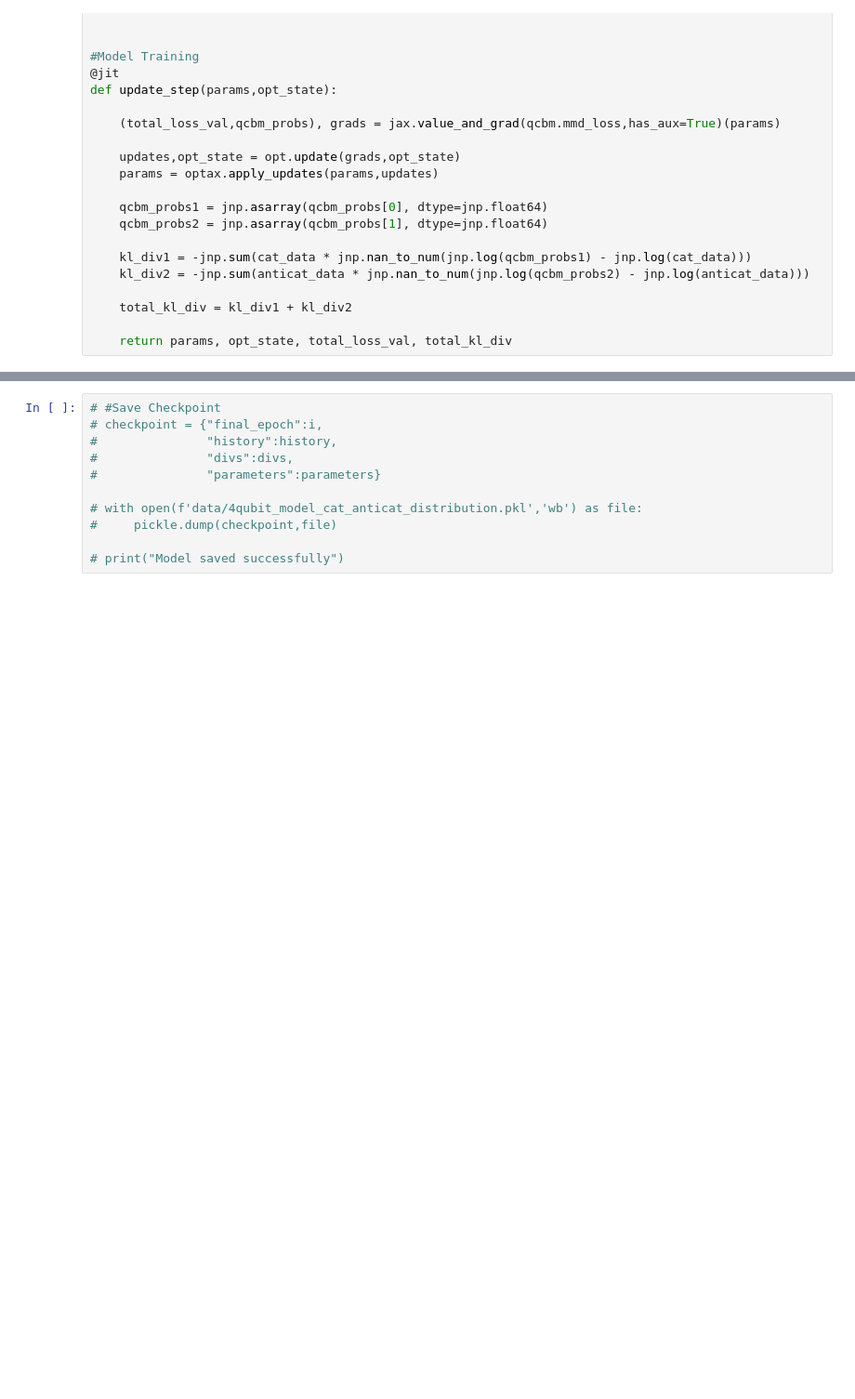
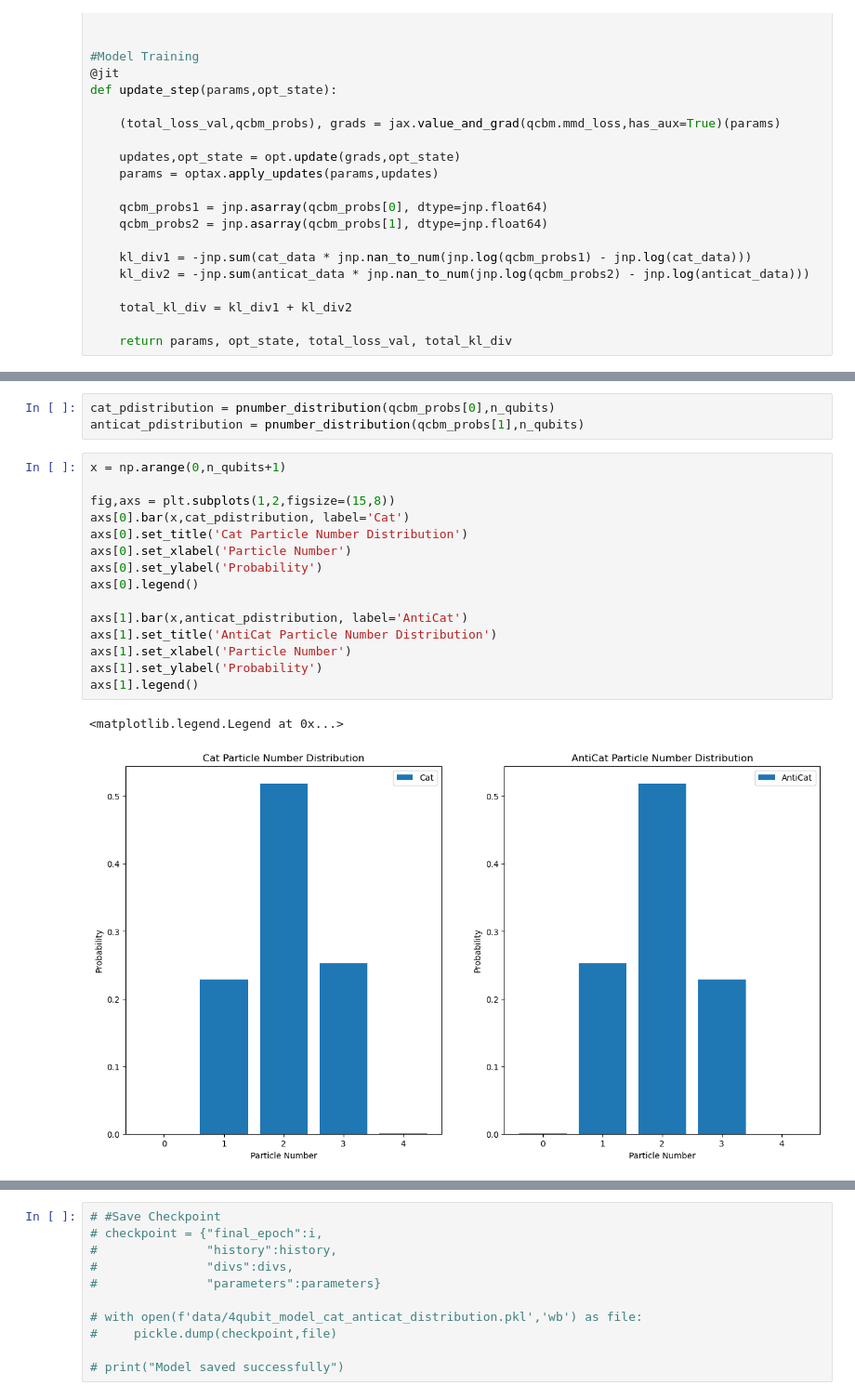
Before and after one commit to Ak-ash22/qcbm_hiwi, a Jupyter notebook: qcbm_project/cat_anticat/decoder1_cat_anticat.ipynb, the cells around one changed output, grey strips where cells are left out. Shown at 93% size. Drawn from its saved outputs; the diff is of its cells as text; blank space fills up the shorter version.

```diff
--- a/qcbm_project/cat_anticat/decoder1_cat_anticat.ipynb
+++ b/qcbm_project/cat_anticat/decoder1_cat_anticat.ipynb
@@ -183,0 +184,21 @@ Minimum KL Divergence obtained is 0.004023476969450712
+# %%
+cat_pdistribution = pnumber_distribution(qcbm_probs[0],n_qubits)
+anticat_pdistribution = pnumber_distribution(qcbm_probs[1],n_qubits)
+# %%
+x = np.arange(0,n_qubits+1)
+
+fig,axs = plt.subplots(1,2,figsize=(15,8))
+axs[0].bar(x,cat_pdistribution, label='Cat')
+axs[0].set_title('Cat Particle Number Distribution')
+axs[0].set_xlabel('Particle Number')
+axs[0].set_ylabel('Probability')
+axs[0].legend()
+
+axs[1].bar(x,anticat_pdistribution, label='AntiCat')
+axs[1].set_title('AntiCat Particle Number Distribution')
+axs[1].set_xlabel('Particle Number')
+axs[1].set_ylabel('Probability')
+axs[1].legend()
+# %% [output]
+<matplotlib.legend.Legend at 0x...>
+[figure, added]
```
Also changed, not shown: parts of 7 cells of this notebook, 1 other file.
